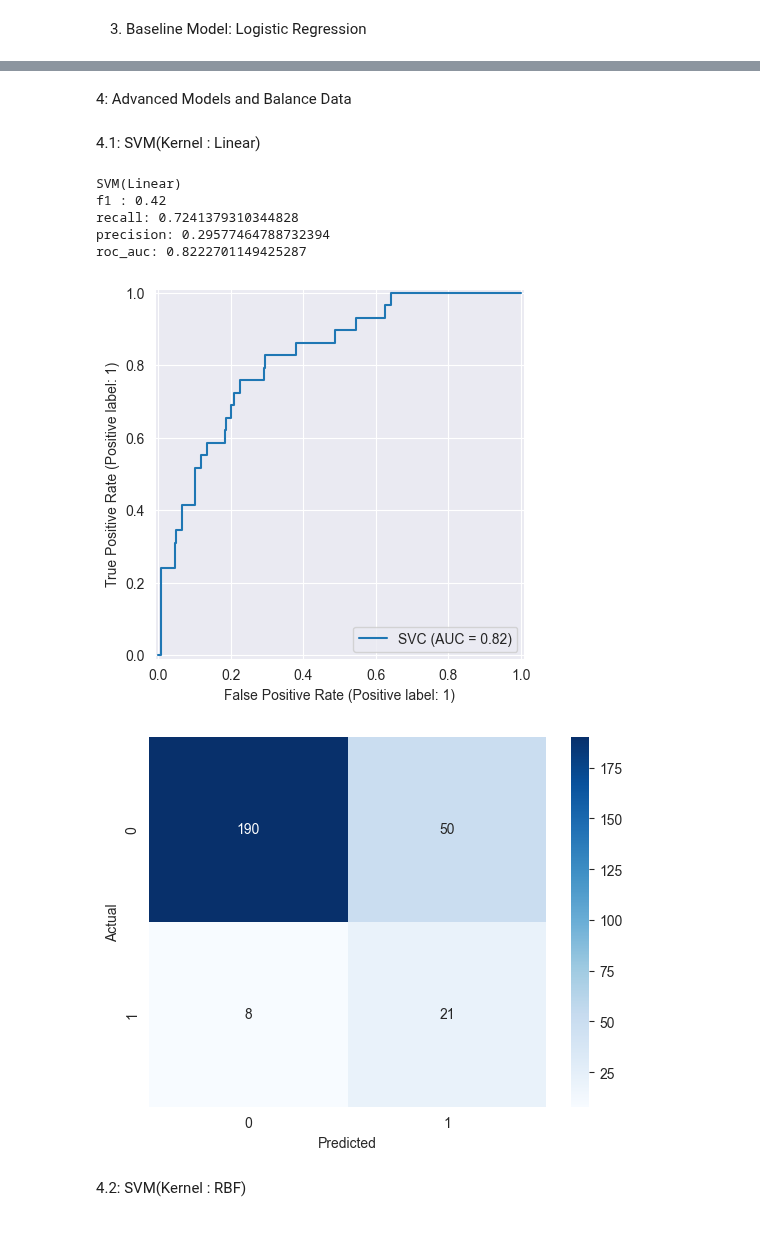
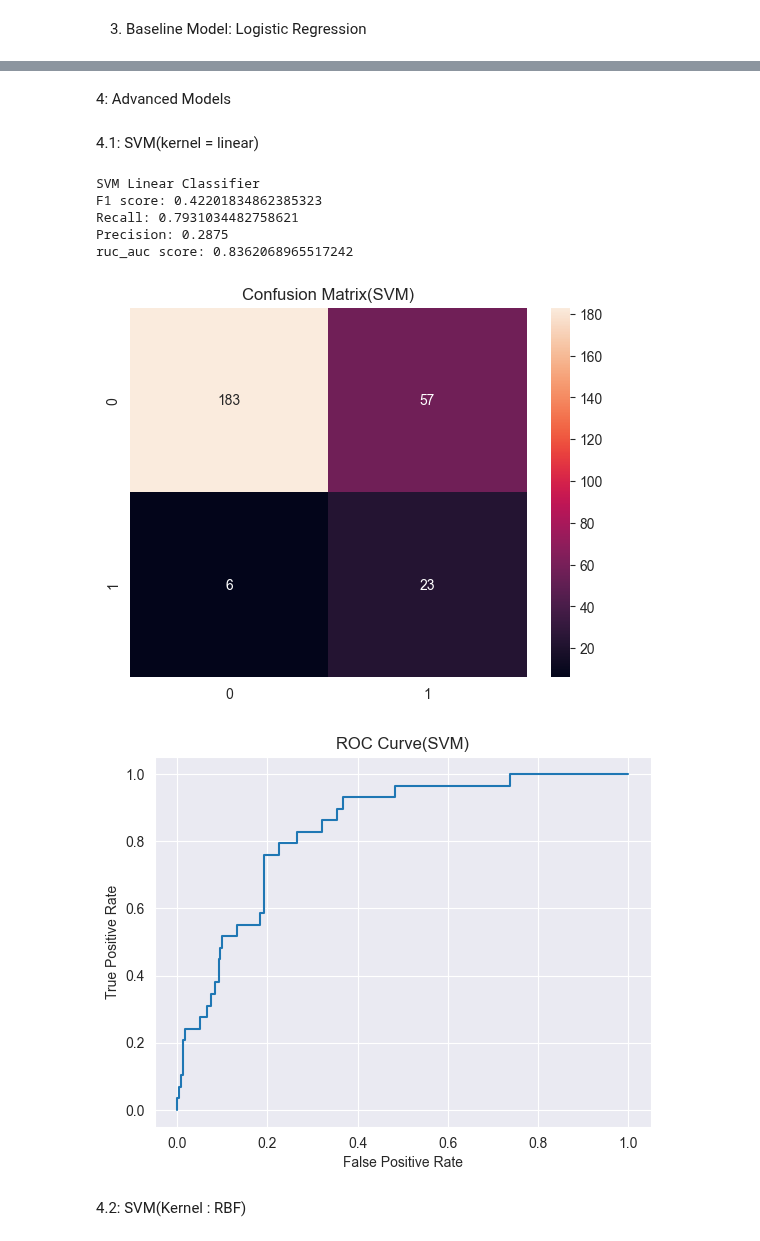
Before and after one commit to MohammadMahdiRazavi/Machine-Learning-Course, a Jupyter notebook: Assignment4/Employee Attrition.ipynb, the cells around one changed output, grey strips where cells are left out. Drawn from its saved outputs; the diff is of its cells as text; code cells hidden in the pictures.

```diff
--- a/Assignment4/Employee Attrition.ipynb
+++ b/Assignment4/Employee Attrition.ipynb
@@ -102,2 +147,2 @@ roc_auc: 0.8547413793103449
 # %% [markdown]
-4: Advanced Models and Balance Data
+4: Advanced Models
@@ -107,34 +149,37 @@ x_resampled, y_resampled = smote.fit_resample(X_train, y_train)
 # %% [markdown]
-4.1: SVM(Kernel : Linear)
+4.1: SVM(kernel = linear)
 # %%
-svm_linear = SVC(kernel='linear', probability=True)
-svm_linear.fit(x_resampled, y_resampled)
-y_pred = svm_linear.predict(X_test)
+svm_linear = SVC(kernel='linear', class_weight='balanced', probability=True)
+svm_linear.fit(x_train, y_train)
+y_pred_svm_linear = svm_linear.predict(x_test)
 
-print('SVM(Linear)')
-print(f'f1 : {f1_score(y_test, y_pred)}')
-print(f'recall: {recall_score(y_test, y_pred)}')
-print(f'precision: {precision_score(y_test, y_pred)}')
-print(f'roc_auc: {roc_auc_score(y_test, svm_linear.predict_proba(X_test)[:, 1])}')
+print('SVM Linear Classifier')
+print(f'F1 score: {f1_score(y_test, y_pred_svm_linear)}')
+print(f'Recall: {recall_score(y_test, y_pred_svm_linear)}')
+print(f'Precision: {precision_score(y_test, y_pred_svm_linear)}')
+print(f'roc_auc score: {roc_auc_score(y_test, svm_linear.predict_proba(x_test)[:, 1])}')
 
 
-RocCurveDisplay.from_estimator(svm_linear, X_test, y_test)
+sns.heatmap(confusion_matrix(y_test, y_pred_svm_linear), annot=True, fmt='d')
+plt.title('Confusion Matrix(SVM)')
 plt.show()
 
 
-cm = confusion_matrix(y_test, y_pred)
-sns.heatmap(cm, annot=True, fmt='d', cmap='Blues')
-plt.xlabel('Predicted')
-plt.ylabel('Actual')
+fpr, tpr, thresholds = roc_curve(y_test, svm_linear.predict_proba(x_test)[:, 1])
+plt.plot(fpr, tpr)
+plt.title('ROC Curve(SVM)')
+plt.xlabel('False Positive Rate')
+plt.ylabel('True Positive Rate')
+plt.grid(True)
 plt.show()
 # %% [output]
-SVM(Linear)
-f1 : 0.42
-recall: 0.7241379310344828
-precision: 0.29577464788732394
-roc_auc: 0.8222701149425287
+SVM Linear Classifier
+F1 score: 0.42201834862385323
+Recall: 0.7931034482758621
+Precision: 0.2875
+ruc_auc score: 0.8362068965517242
-[figure, old version]
+[figure, new version]
-[figure, old version]
+[figure, new version]
 # %% [markdown]
 4.2: SVM(Kernel : RBF)
 # %%
```
Also changed, not shown: parts of 13 cells of this notebook.
